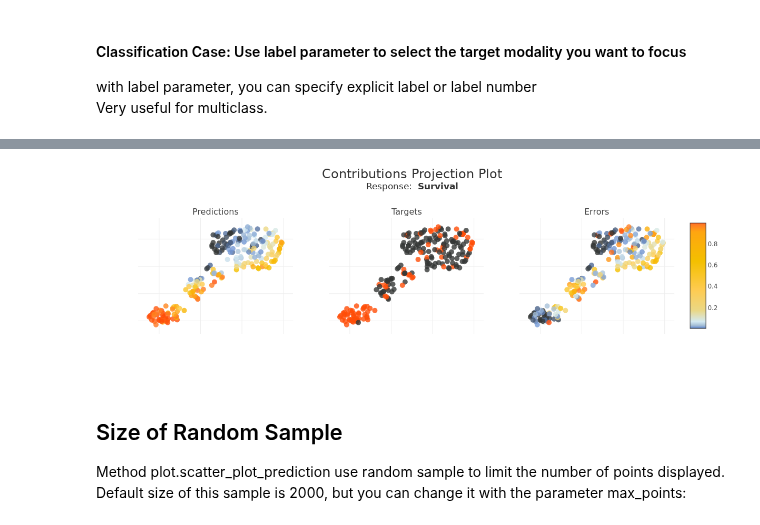
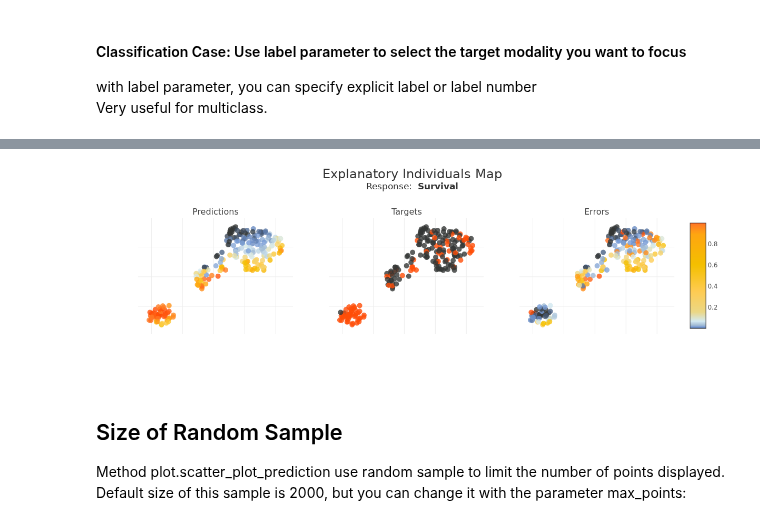
Before and after one commit to MAIF/shapash, a Jupyter notebook: tutorial/plots_and_charts/tuto-plot06-prediction_plot.ipynb, the cells around one changed output, grey strips where cells are left out. Cells and saved outputs as stored; diff of their text form; code cells hidden in the pictures.

```diff
--- a/tutorial/plots_and_charts/tuto-plot06-prediction_plot.ipynb
+++ b/tutorial/plots_and_charts/tuto-plot06-prediction_plot.ipynb
@@ -162,7 +160,7 @@ xpl_classifier.plot.scatter_plot_prediction(label='Death')
 # %%
-xpl_classifier.plot.contributions_projection_plot(color_value=["predictions","targets","errors"], width=1200, height=800)
+xpl_classifier.plot.explanatory_individuals_map_plot(color_value=["predictions","targets","errors"], width=1200, height=800)
 # %% [output]
-[figure, old version]
+[figure, new version]
 # %% [markdown]
 ## Size of Random Sample
 
```
Also changed, not shown: parts of 10 cells of this notebook, 4 other files.
